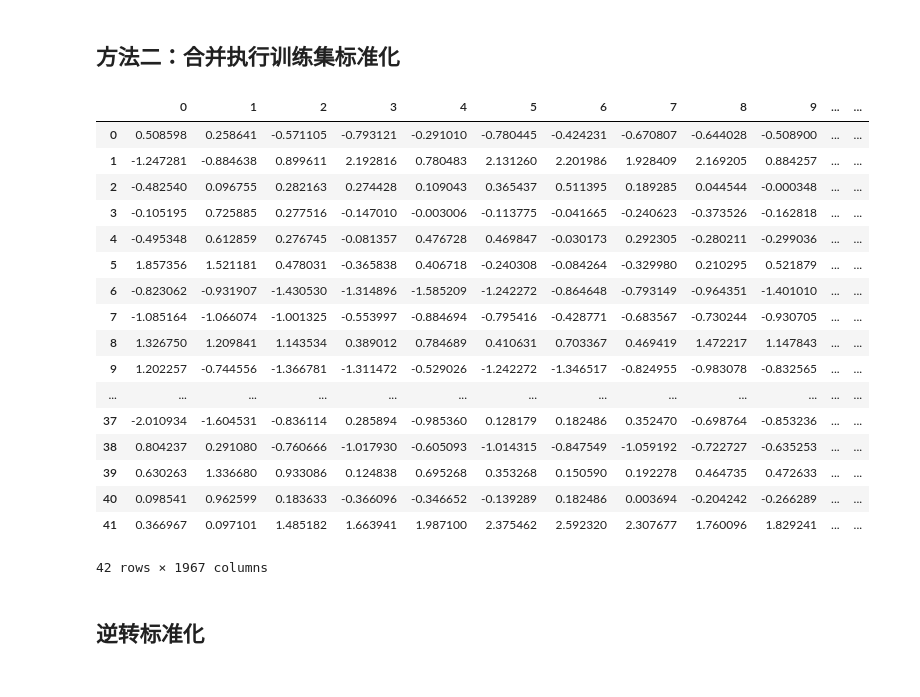
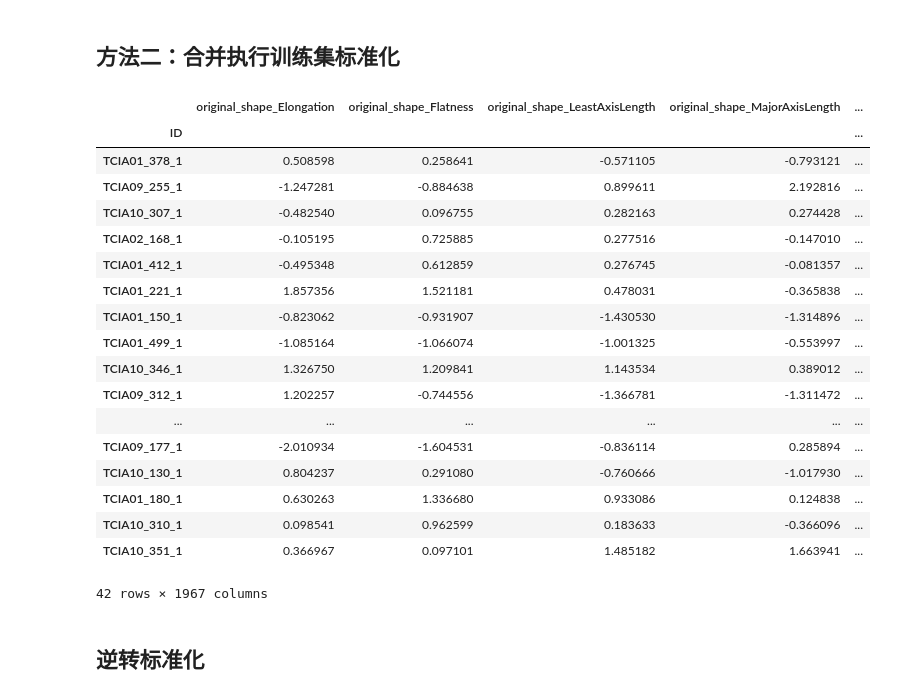
Before and after one commit to Jin918/Radiomics_coding_practice_coures, a Jupyter notebook: 第八章 影像组学分析代码实战 第一节 数据集划分与数据预处理.ipynb, the cells around one changed output. Drawn from its saved outputs; the diff is of its cells as text; code cells hidden in the pictures.

```diff
--- a/第八章 影像组学分析代码实战 第一节 数据集划分与数据预处理.ipynb
+++ b/第八章 影像组学分析代码实战 第一节 数据集划分与数据预处理.ipynb
@@ -223,27 +224,29 @@ array([1., 1., 1., 1., 1., 1., 1., 1., 1., 1., 1., 1., 1., 1., 1., 1., 1.,
 scaler = StandardScaler()
 # 生成均值和标准差
 transformed_train_data = scaler.fit_transform(x_train)
-# %%
-pd.DataFrame(transformed_train_data)
-# %% [output]
-|  | 0 | 1 | 2 | 3 | 4 | 5 | 6 | 7 | 8 | 9 | ... | ... |
-| 0 | 0.508598 | 0.258641 | -0.571105 | -0.793121 | -0.291010 | -0.780445 | -0.424231 | -0.670807 | -0.644028 | -0.508900 | ... | ... |
-| 1 | -1.247281 | -0.884638 | 0.899611 | 2.192816 | 0.780483 | 2.131260 | 2.201986 | 1.928409 | 2.169205 | 0.884257 | ... | ... |
-| 2 | -0.482540 | 0.096755 | 0.282163 | 0.274428 | 0.109043 | 0.365437 | 0.511395 | 0.189285 | 0.044544 | -0.000348 | ... | ... |
-| 3 | -0.105195 | 0.725885 | 0.277516 | -0.147010 | -0.003006 | -0.113775 | -0.041665 | -0.240623 | -0.373526 | -0.162818 | ... | ... |
-| 4 | -0.495348 | 0.612859 | 0.276745 | -0.081357 | 0.476728 | 0.469847 | -0.030173 | 0.292305 | -0.280211 | -0.299036 | ... | ... |
-| 5 | 1.857356 | 1.521181 | 0.478031 | -0.365838 | 0.406718 | -0.240308 | -0.084264 | -0.329980 | 0.210295 | 0.521879 | ... | ... |
-| 6 | -0.823062 | -0.931907 | -1.430530 | -1.314896 | -1.585209 | -1.242272 | -0.864648 | -0.793149 | -0.964351 | -1.401010 | ... | ... |
-| 7 | -1.085164 | -1.066074 | -1.001325 | -0.553997 | -0.884694 | -0.795416 | -0.428771 | -0.683567 | -0.730244 | -0.930705 | ... | ... |
-| 8 | 1.326750 | 1.209841 | 1.143534 | 0.389012 | 0.784689 | 0.410631 | 0.703367 | 0.469419 | 1.472217 | 1.147843 | ... | ... |
-| 9 | 1.202257 | -0.744556 | -1.366781 | -1.311472 | -0.529026 | -1.242272 | -1.346517 | -0.824955 | -0.983078 | -0.832565 | ... | ... |
-| ... | ... | ... | ... | ... | ... | ... | ... | ... | ... | ... | ... | ... |
-| 37 | -2.010934 | -1.604531 | -0.836114 | 0.285894 | -0.985360 | 0.128179 | 0.182486 | 0.352470 | -0.698764 | -0.853236 | ... | ... |
-| 38 | 0.804237 | 0.291080 | -0.760666 | -1.017930 | -0.605093 | -1.014315 | -0.847549 | -1.059192 | -0.722727 | -0.635253 | ... | ... |
-| 39 | 0.630263 | 1.336680 | 0.933086 | 0.124838 | 0.695268 | 0.353268 | 0.150590 | 0.192278 | 0.464735 | 0.472633 | ... | ... |
-| 40 | 0.098541 | 0.962599 | 0.183633 | -0.366096 | -0.346652 | -0.139289 | 0.182486 | 0.003694 | -0.204242 | -0.266289 | ... | ... |
-| 41 | 0.366967 | 0.097101 | 1.485182 | 1.663941 | 1.987100 | 2.375462 | 2.592320 | 2.307677 | 1.760096 | 1.829241 | ... | ... |
-42 rows × 1967 columns
+# %%
+# 将NumPy数组转换回DataFrame，重新指定列名
+pd.DataFrame(transformed_train_data, columns=x_train.columns, index=x_train.index)
+# %% [output]
+|  | original_shape_Elongation | original_shape_Flatness | original_shape_LeastAxisLength | original_shape_MajorAxisLength | ... |
+| ID |  |  |  |  | ... |
+| TCIA01_378_1 | 0.508598 | 0.258641 | -0.571105 | -0.793121 | ... |
+| TCIA09_255_1 | -1.247281 | -0.884638 | 0.899611 | 2.192816 | ... |
+| TCIA10_307_1 | -0.482540 | 0.096755 | 0.282163 | 0.274428 | ... |
+| TCIA02_168_1 | -0.105195 | 0.725885 | 0.277516 | -0.147010 | ... |
+| TCIA01_412_1 | -0.495348 | 0.612859 | 0.276745 | -0.081357 | ... |
+| TCIA01_221_1 | 1.857356 | 1.521181 | 0.478031 | -0.365838 | ... |
+| TCIA01_150_1 | -0.823062 | -0.931907 | -1.430530 | -1.314896 | ... |
+| TCIA01_499_1 | -1.085164 | -1.066074 | -1.001325 | -0.553997 | ... |
+| TCIA10_346_1 | 1.326750 | 1.209841 | 1.143534 | 0.389012 | ... |
+| TCIA09_312_1 | 1.202257 | -0.744556 | -1.366781 | -1.311472 | ... |
+| ... | ... | ... | ... | ... | ... |
+| TCIA09_177_1 | -2.010934 | -1.604531 | -0.836114 | 0.285894 | ... |
+| TCIA10_130_1 | 0.804237 | 0.291080 | -0.760666 | -1.017930 | ... |
+| TCIA01_180_1 | 0.630263 | 1.336680 | 0.933086 | 0.124838 | ... |
+| TCIA10_310_1 | 0.098541 | 0.962599 | 0.183633 | -0.366096 | ... |
+| TCIA10_351_1 | 0.366967 | 0.097101 | 1.485182 | 1.663941 | ... |
+42 rows × 1967 columns
 # %% [markdown]
 ## 逆转标准化
 # %%
```
Also changed, not shown: parts of 8 cells of this notebook.
